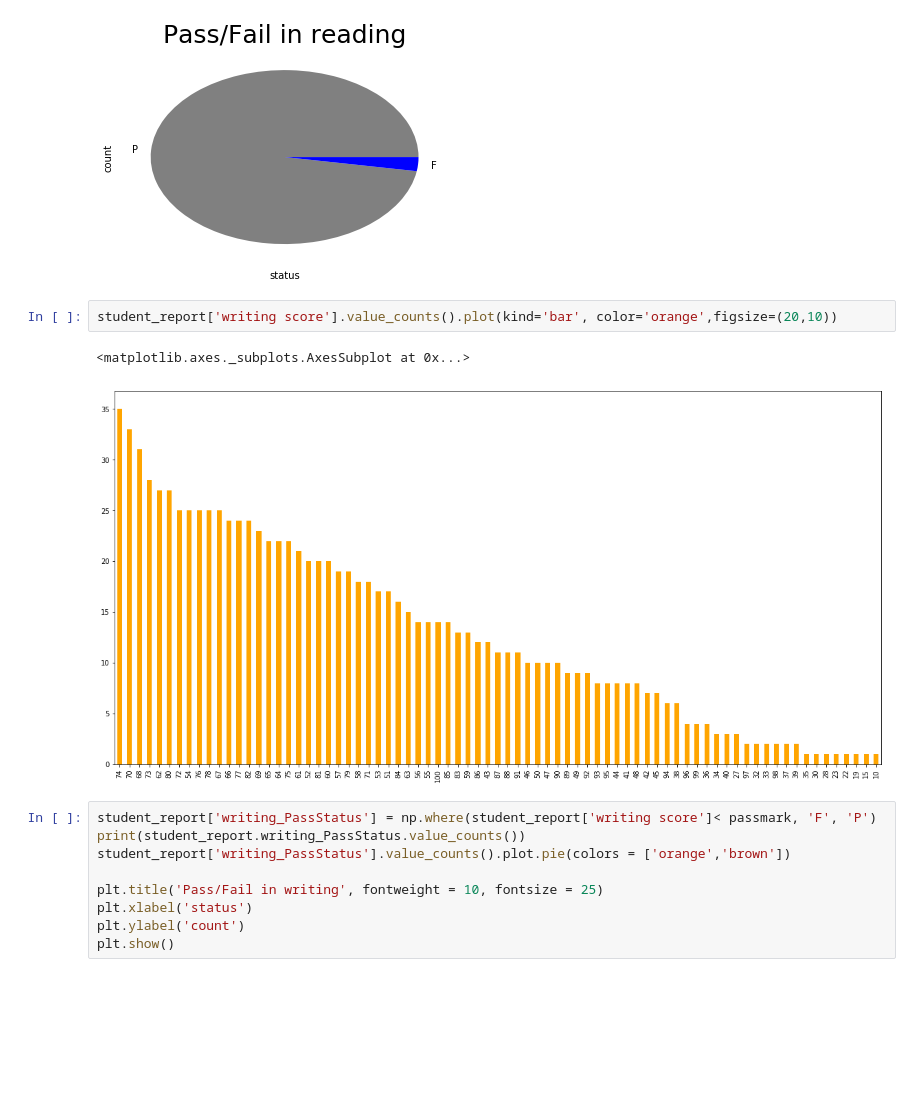
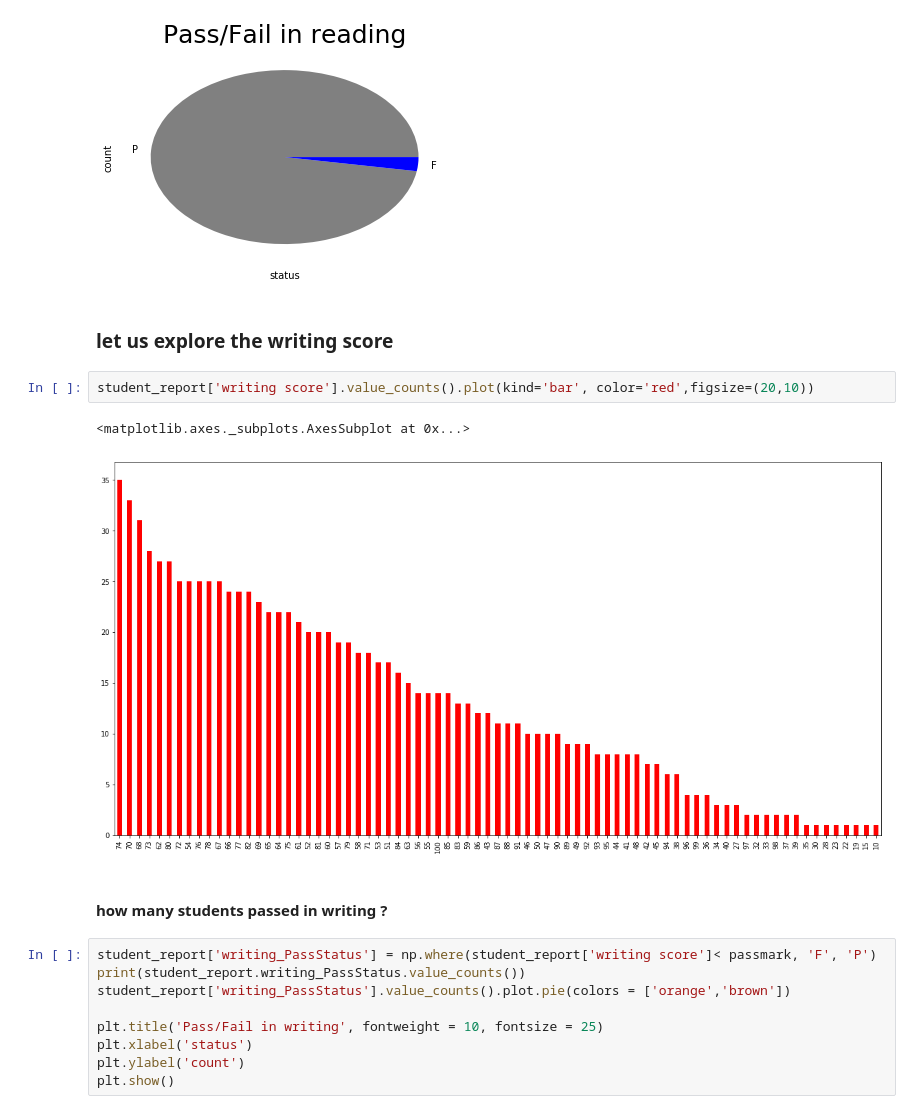
Before and after one commit to junaid-star/students-performance, a Jupyter notebook: Untitled1.ipynb, the cells around one changed output. Drawn from its saved outputs; the diff is of its cells as text; blank space fills up the shorter version.

```diff
--- a/Untitled1.ipynb
+++ b/Untitled1.ipynb
@@ -73,11 +128,15 @@ P    974
 F     26
 Name: reading_PassStatus, dtype: int64
 [figure]
+# %% [markdown]
+### let us explore the writing score
 # %%
-student_report['writing score'].value_counts().plot(kind='bar', color='orange',figsize=(20,10))
+student_report['writing score'].value_counts().plot(kind='bar', color='red',figsize=(20,10))
 # %% [output]
 <matplotlib.axes._subplots.AxesSubplot at 0x...>
-[figure, old version]
+[figure, new version]
+# %% [markdown]
+#### how many students passed in writing ?
 # %%
 student_report['writing_PassStatus'] = np.where(student_report['writing score']< passmark, 'F', 'P')
 print(student_report.writing_PassStatus.value_counts())
```
Also changed, not shown: parts of 32 cells of this notebook.
